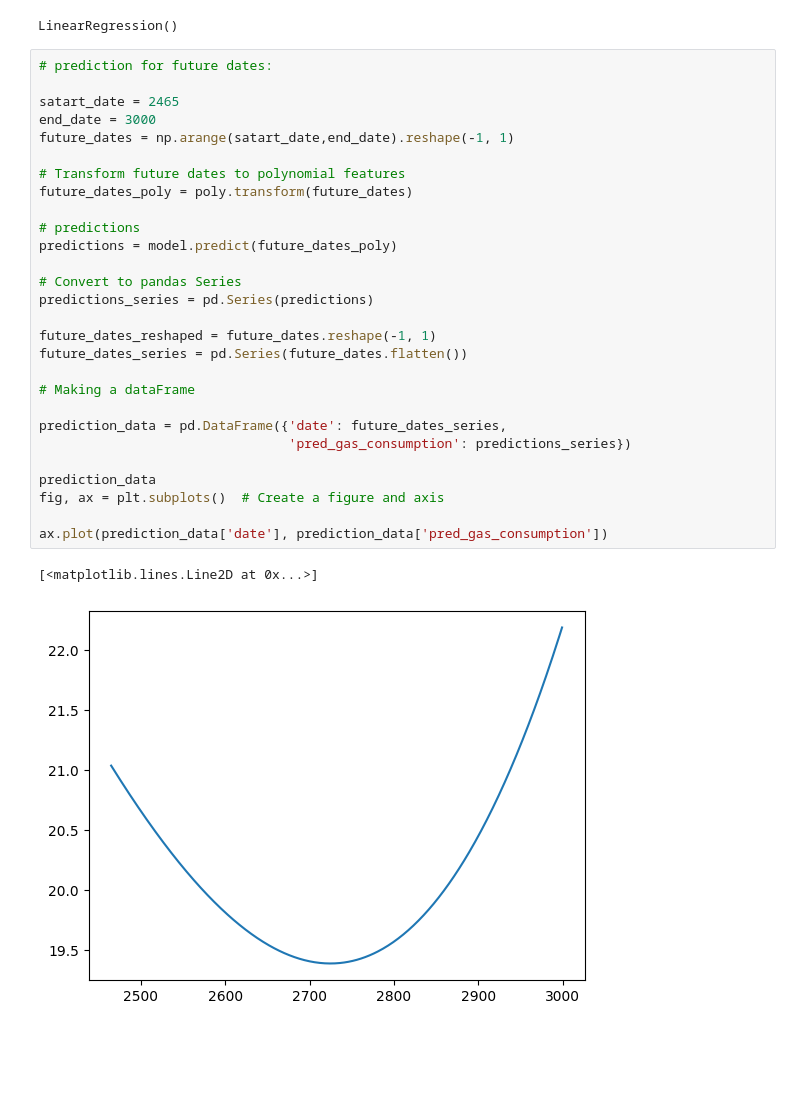
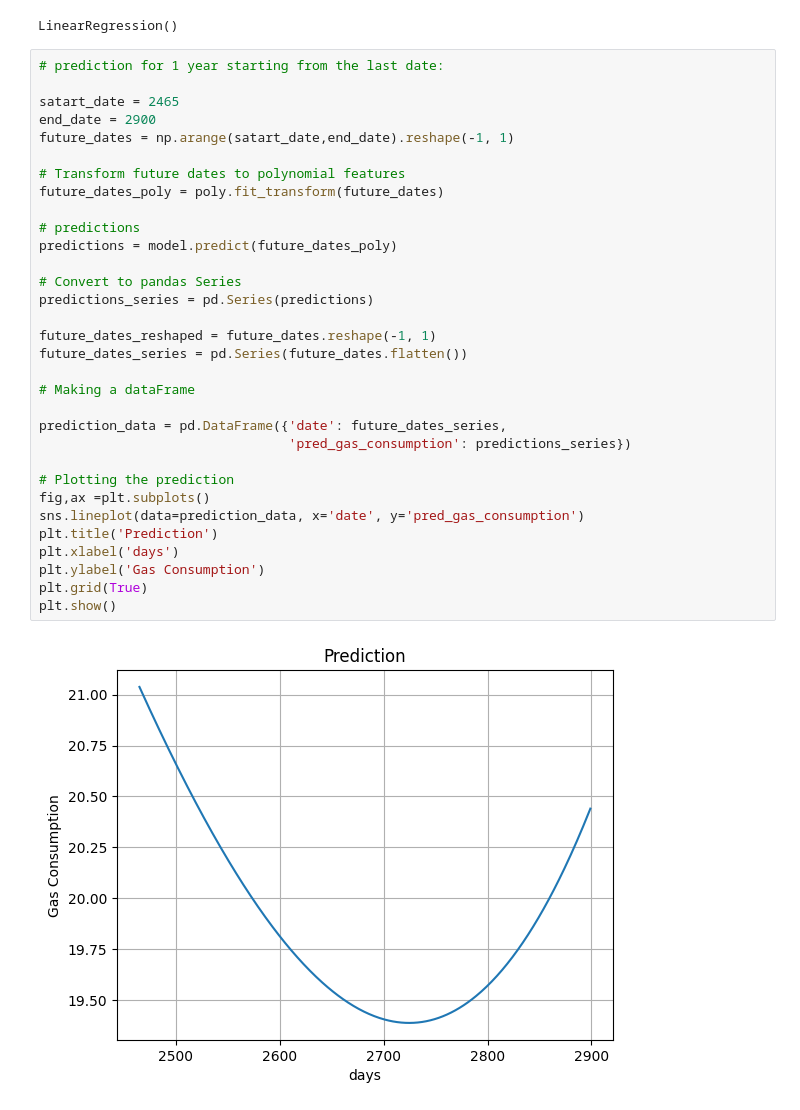
Before and after one commit to Kate-217/pogramming_for_data_analytics, a Jupyter notebook: project/project_2.ipynb, the cells around one changed output. Saved outputs shown, nothing was run; the diff lists cells and outputs as text; blank space fills up the shorter version.

```diff
--- a/project/project_2.ipynb
+++ b/project/project_2.ipynb
@@ -412,33 +412,36 @@ model.fit(x_poly,Y)
 # %% [output]
 LinearRegression()
 # %%
-# prediction for future dates:
+# prediction for 1 year starting from the last date:
 
 satart_date = 2465
-end_date = 3000
+end_date = 2900
 future_dates = np.arange(satart_date,end_date).reshape(-1, 1)
 
 # Transform future dates to polynomial features
-future_dates_poly = poly.transform(future_dates)
+future_dates_poly = poly.fit_transform(future_dates)
 
 # predictions
 predictions = model.predict(future_dates_poly)
 
 # Convert to pandas Series
 predictions_series = pd.Series(predictions)
 
 future_dates_reshaped = future_dates.reshape(-1, 1)
 future_dates_series = pd.Series(future_dates.flatten())
 
 # Making a dataFrame
 
 prediction_data = pd.DataFrame({'date': future_dates_series,
                                 'pred_gas_consumption': predictions_series})
 
-prediction_data
-fig, ax = plt.subplots()  # Create a figure and axis
-
-ax.plot(prediction_data['date'], prediction_data['pred_gas_consumption'])
+# Plotting the prediction
+fig,ax =plt.subplots()
+sns.lineplot(data=prediction_data, x='date', y='pred_gas_consumption')
+plt.title('Prediction')
+plt.xlabel('days')
+plt.ylabel('Gas Consumption')
+plt.grid(True)
+plt.show()
 # %% [output]
-[<matplotlib.lines.Line2D at 0x...>]
-[figure, old version]
+[figure, new version]
```
